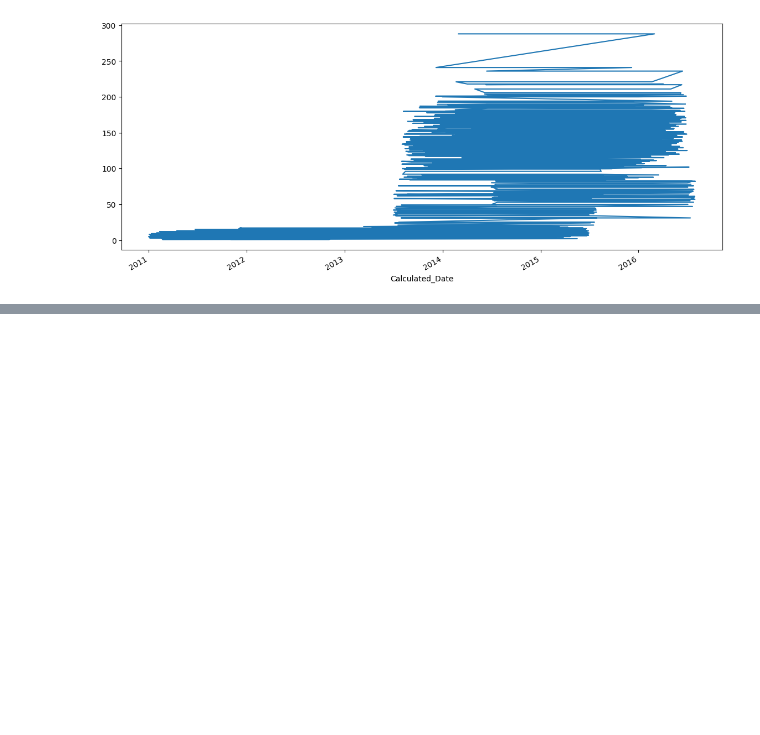
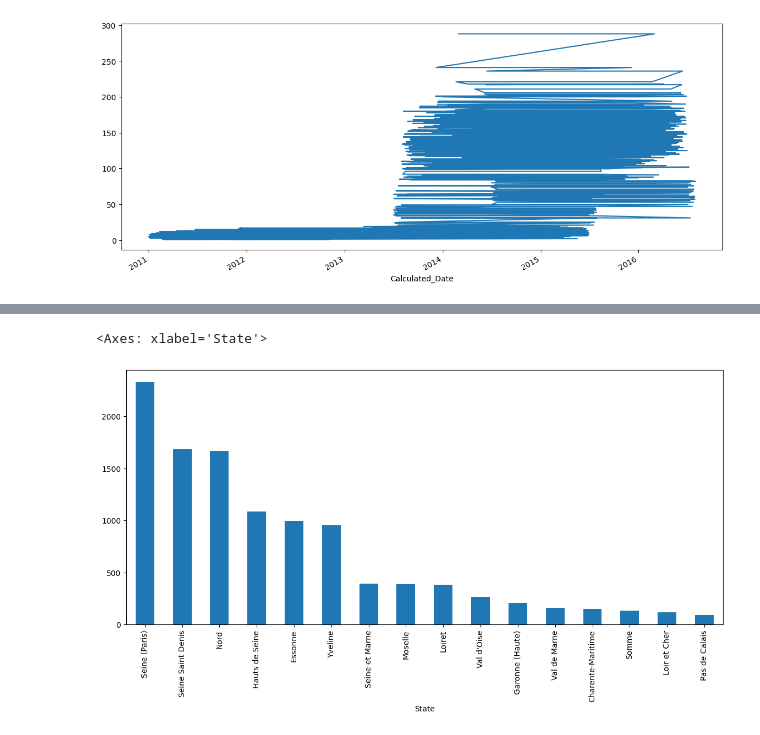
Before and after one commit to Adewole-211/Python3-Projects-, a Jupyter notebook: Data_Analyst_Course.ipynb, the cells around one changed output, grey strips where cells are left out. Drawn from its saved outputs; the diff is of its cells as text; code cells hidden in the pictures; blank space fills up the shorter version.

```diff
--- a/Data_Analyst_Course.ipynb
+++ b/Data_Analyst_Course.ipynb
@@ -186,3 +189,5 @@ sales['Calculated_Date'].value_counts().plot(kind='line',figsize=(14,6))
 # %% [output]
 <Axes: xlabel='Calculated_Date'>
 [figure]
+# %%
+sales['Revenue'] += 50
@@ -188,0 +202,3 @@ sales['Calculated_Date'].value_counts().plot(kind='line',figsize=(14,6))
+# %%
+france_states = sales.loc[sales['Country'] == 'France' , 'State'].value_counts()
+france_states
@@ -188,0 +225,5 @@ sales['Calculated_Date'].value_counts().plot(kind='line',figsize=(14,6))
+# %%
+france_states.plot(kind='bar', figsize=(14,6))
+# %% [output]
+<Axes: xlabel='State'>
+[figure, added]
```
Also changed, not shown: parts of 9 cells of this notebook.
